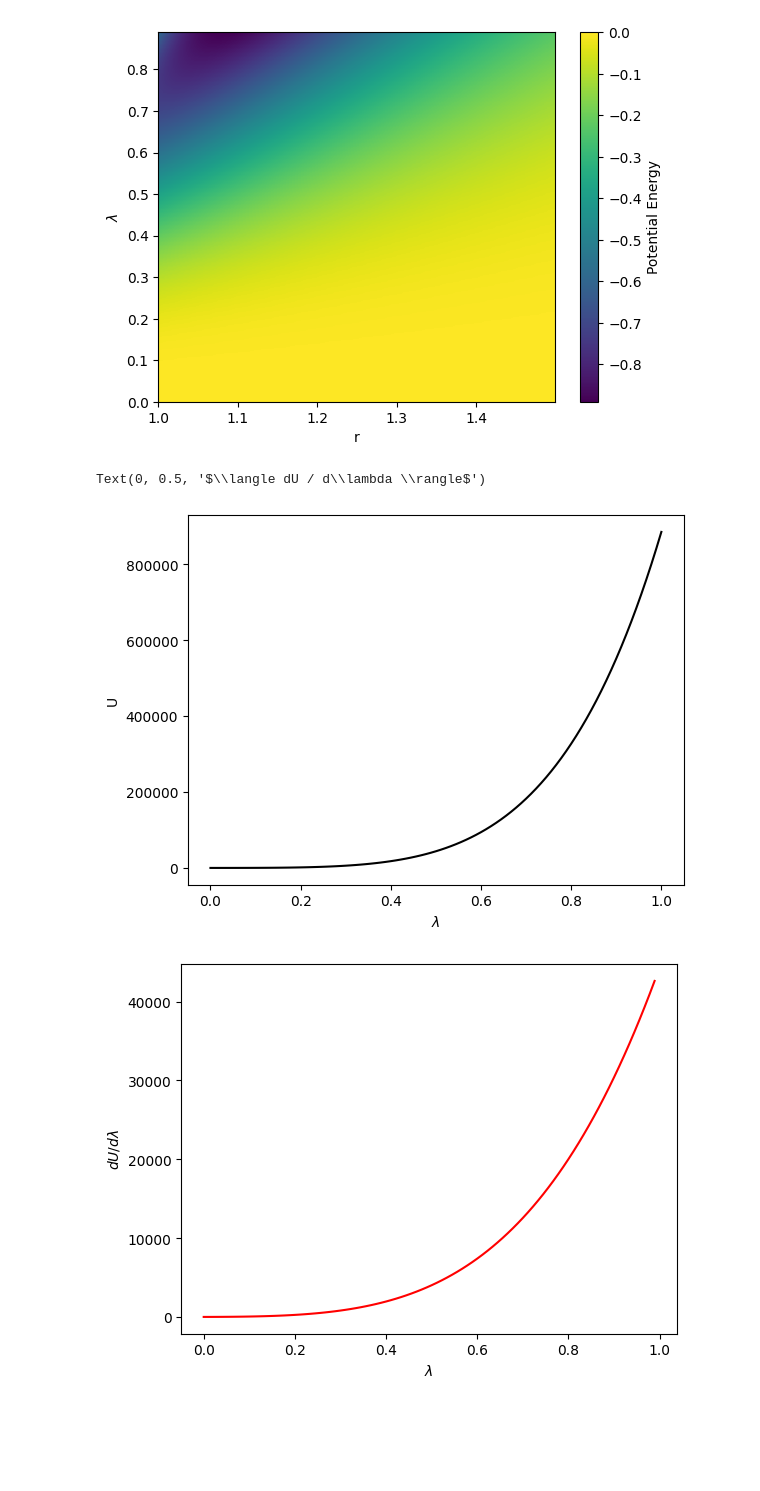
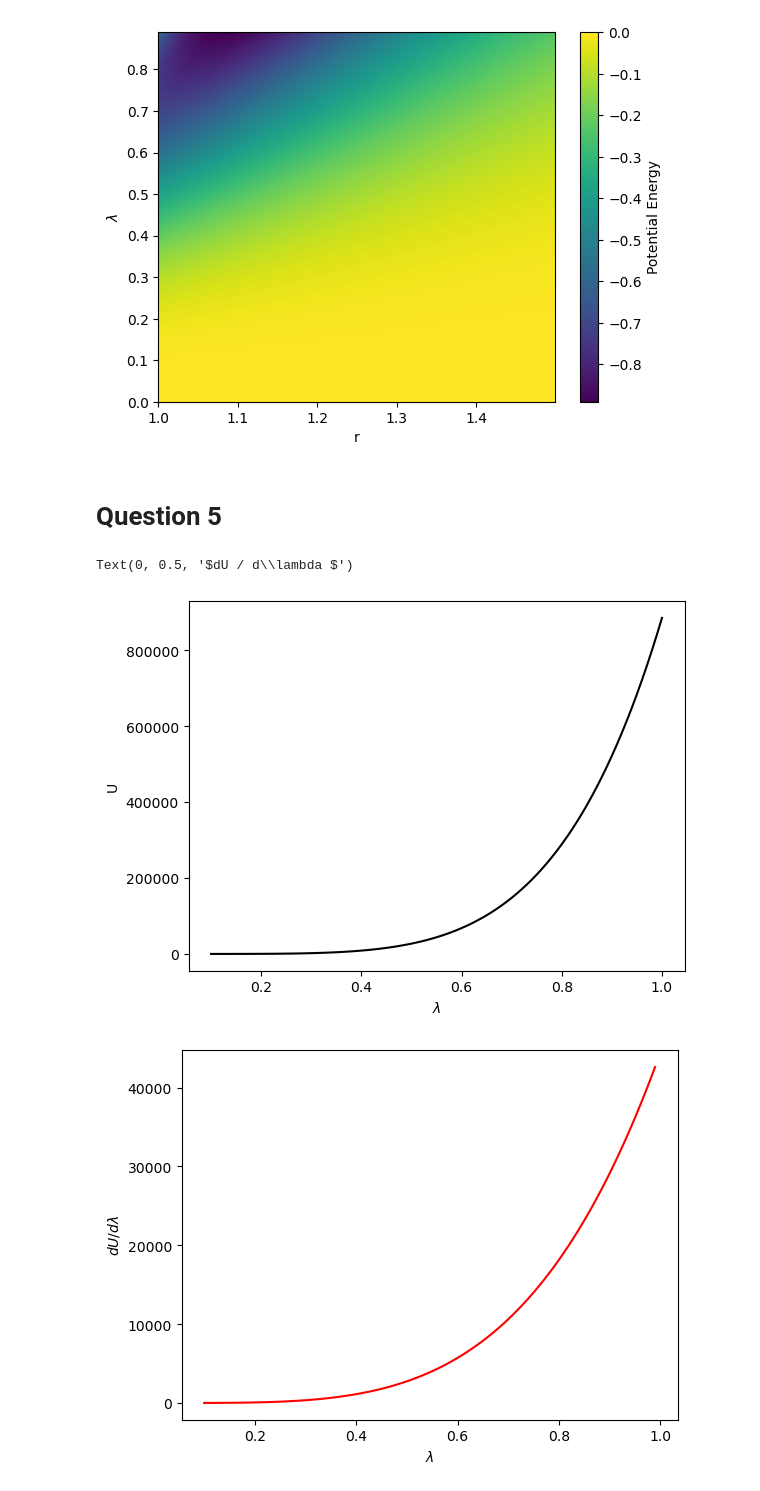
Before and after one commit to JMeeng/Thermodynamic_Integration, a Jupyter notebook: plots.ipynb, the cells around one changed output. Drawn from its saved outputs; the diff is of its cells as text; code cells hidden in the pictures; blank space fills up the shorter version.

```diff
--- a/plots.ipynb
+++ b/plots.ipynb
@@ -45,33 +47,27 @@ plt.colorbar(label='Potential Energy')
 plt.show()
 # %% [output]
 [figure]
+# %% [markdown]
+# Question 5
 # %%
 with open("total_energies") as file:
     lines = file.readlines()
     total_energies = [float(line) for line in lines]
 
 D_energy = np.gradient(total_energies)[:-1]
 
-avg_D_energy = []
-for i in range(len(D_energy) - 1):
-    avg_D_energy.append(0.5*(D_energy[i] + D_energy[i + 1]))
 
 
-x = np.linspace(0, 1, len(total_energies))
+x = np.linspace(0.1, 1, len(total_energies))
 plt.plot(x, total_energies, 'k')
 plt.xlabel(r'$\lambda$')
 plt.ylabel('U')
 
 plt.figure()
 plt.plot(x[:-1], D_energy, 'r')
 plt.xlabel(r'$\lambda$')
 plt.ylabel(r'$dU / d\lambda $')
-
-plt.figure()
-plt.plot(x[:-2], avg_D_energy, 'g')
-plt.xlabel(r'$\lambda$')
-plt.ylabel(r'$\langle dU / d\lambda \rangle$')
 # %% [output]
-Text(0, 0.5, '$\\langle dU / d\\lambda \\rangle$')
+Text(0, 0.5, '$dU / d\\lambda $')
-[figure, old version]
+[figure, new version]
-[figure, old version]
+[figure, new version]
```
Also changed, not shown: parts of 3 cells of this notebook, 1 other file.
